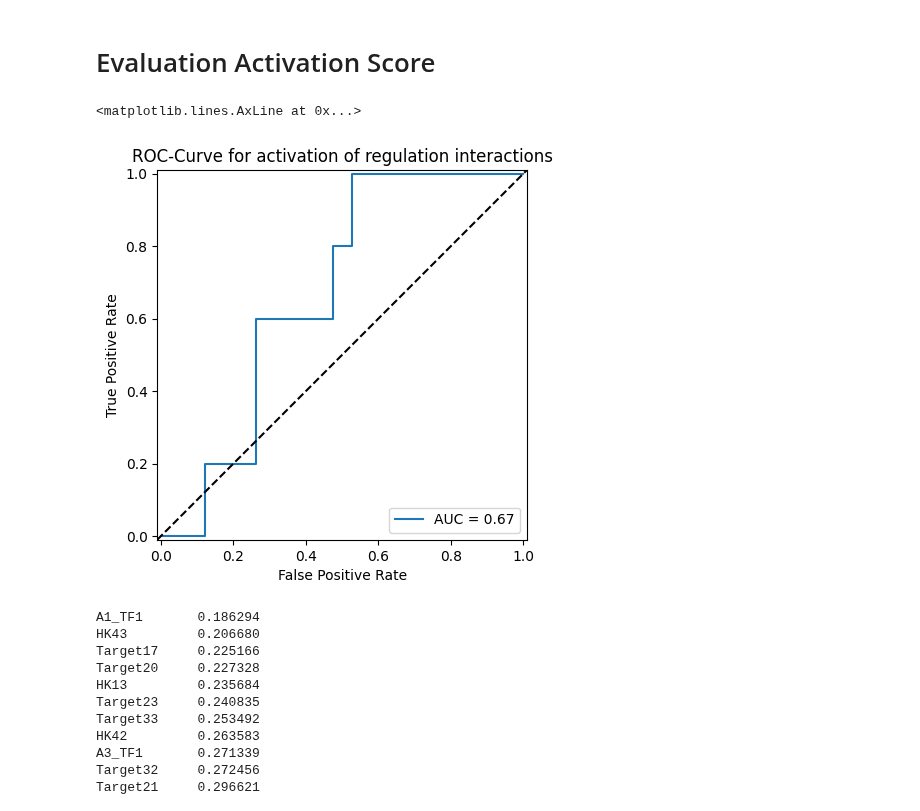
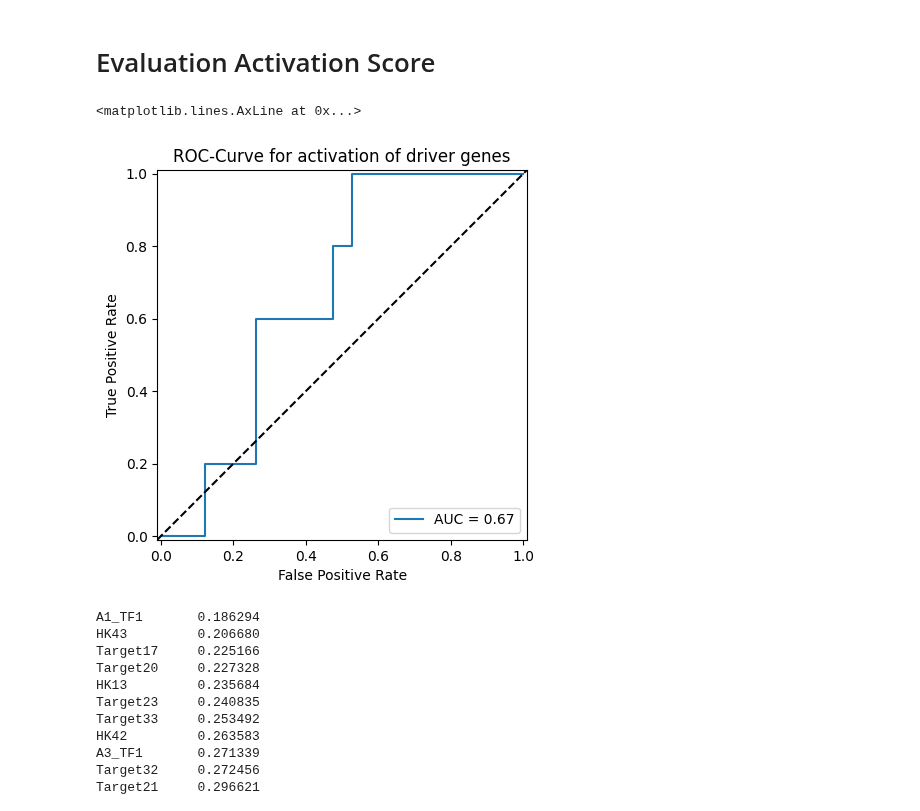
Before and after one commit to DavidWild02/BachelorThesis-ML-Gene-Interactions, a Jupyter notebook: Approach2_similarity_in_change/EvaluationWithSytnthData.ipynb, the cells around one changed output. Saved outputs shown, nothing was run; the diff lists cells and outputs as text; code cells hidden in the pictures.

```diff
--- a/src/EvaluationWithSytnthData.ipynb
+++ b/Approach2_similarity_in_change/EvaluationWithSytnthData.ipynb
@@ -215,14 +215,14 @@ df_activity_genes = pd.DataFrame({ "activity": activity_genes }, index=samples_c
 # %%
 from sklearn.metrics import roc_auc_score, roc_curve, RocCurveDisplay
 
 fpr, tpr, thresholds = roc_curve(true_active_driver_genes, activity_genes)
 roc_auc = roc_auc_score(true_active_driver_genes, activity_genes)
 RocCurveDisplay(fpr=fpr, tpr=tpr, roc_auc=roc_auc).plot()
-plt.title("ROC-Curve for activation of regulation interactions")
+plt.title("ROC-Curve for activation of driver genes")
 plt.axline((0, 0), (1, 1), color='black', linestyle='--', label='random')
 # %% [output]
 <matplotlib.lines.AxLine at 0x...>
-[figure, old version]
+[figure, new version]
 # %%
 display(samples_cluster_b.mean().sort_values().tail(30))
 # %% [output]
```
Also changed, not shown: parts of 4 cells of this notebook, 10 other files.
